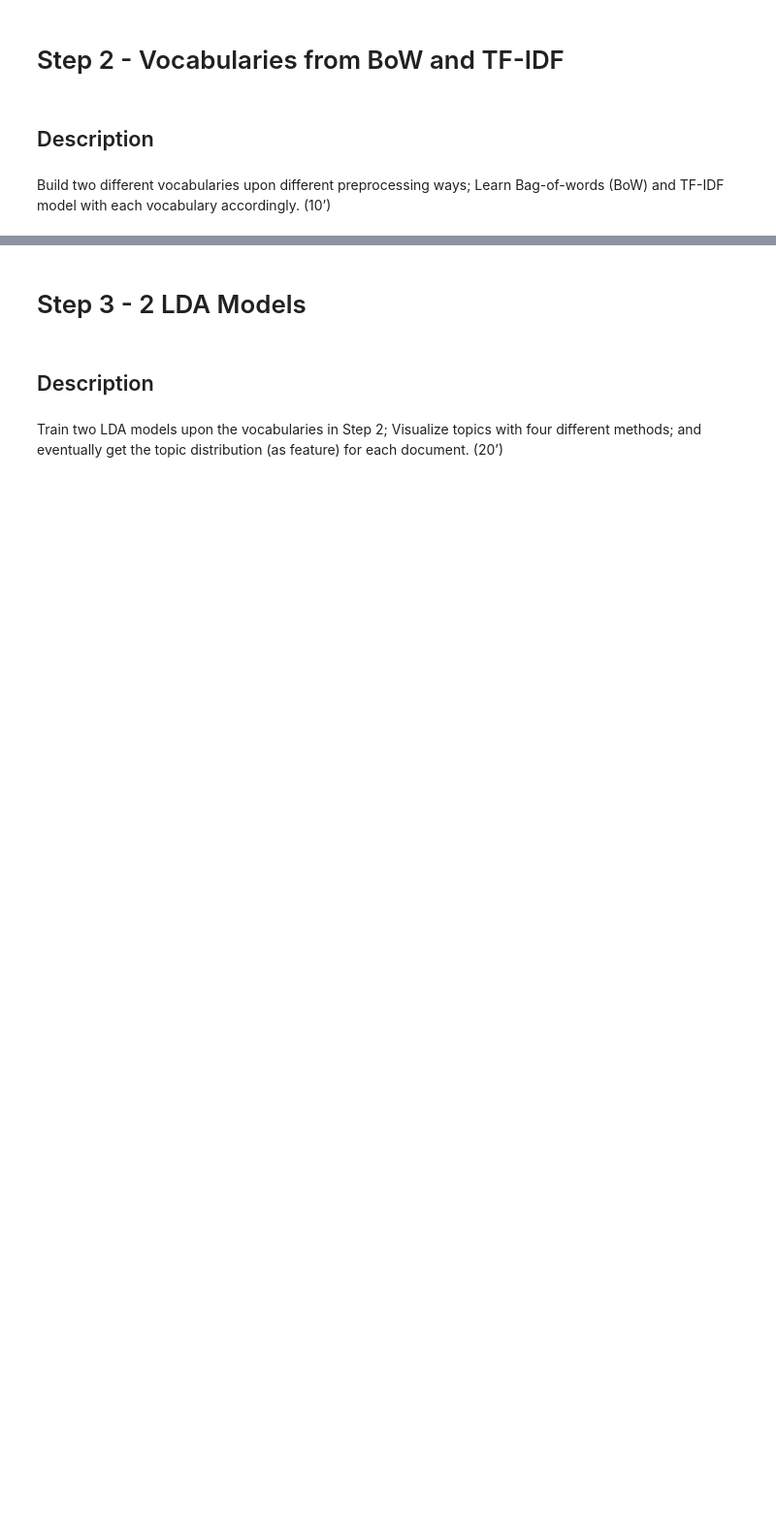
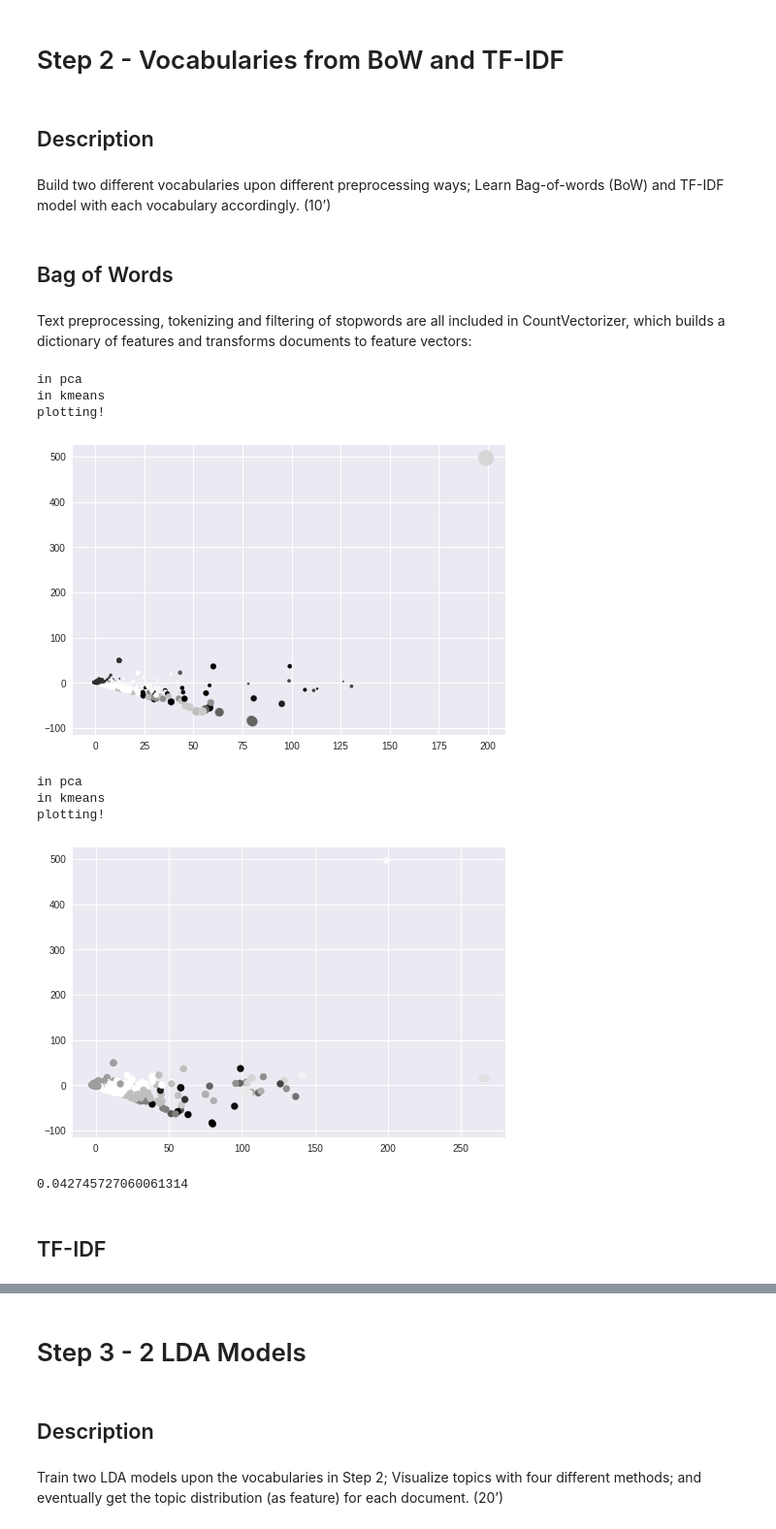
Before and after one commit to josh-english/DataVisualization, a Jupyter notebook: Midterm.ipynb, the cells around one changed output, grey strips where cells are left out. Shown at 97% size. Saved outputs shown, nothing was run; the diff lists cells and outputs as text; code cells hidden in the pictures; blank space fills up the shorter version.

```diff
--- a/Midterm.ipynb
+++ b/Midterm.ipynb
@@ -65,3 +171,72 @@ rec.sport.hockey
 ## Description
 # %% [markdown]
 Build two different vocabularies upon different preprocessing ways; Learn Bag-of-words (BoW) and TF-IDF model with each vocabulary accordingly. (10’)
+# %% [markdown]
+## Bag of Words
+# %% [markdown]
+Text preprocessing, tokenizing and filtering of stopwords are all included in CountVectorizer, which builds a dictionary of features and transforms documents to feature vectors:
+# %%
+# from: https://scikit-learn.org/stable/tutorial/text_analytics/working_with_text_data.html
+from sklearn.datasets import fetch_20newsgroups
+remove = ('headers', 'footers', 'quotes')
+twenty_train = fetch_20newsgroups(subset='all', shuffle=True, random_state=42)
+
+from sklearn.cluster import KMeans
+from sklearn.decomposition import PCA
+import matplotlib.pyplot as plt
+
+from nltk.corpus import stopwords
+
+stop_words = stopwords.words('english')
+stop_words = stop_words + ['com', 'edu', 'subject', 'lines', 'organization', 'would', 'article', 'could']
+stop_words = stop_words + ['ax', 'max', 'giz']
+
+#BoW
+# tokenizing text with scikit-learn
+from sklearn.feature_extraction.text import CountVectorizer
+count_vect = CountVectorizer(stop_words=stop_words, token_pattern=r'[a-z]{3,}', max_features=2000)
+X_bow = count_vect.fit_transform(twenty_train.data).todense()
+#print(X_train_counts.shape)
+
+#reduce dimensionality of BoW for kmeans graph
+print("in pca")
+pca = PCA(n_components=3).fit(X_bow)
+data2D = pca.transform(X_bow)
+#BoW Kmeans
+print("in kmeans")
+true_k = 20
+model = KMeans(n_clusters=true_k, init='k-means++', max_iter=300, n_init=10)
+model.fit(X_bow)
+#plot kmeans reduced to 2d
+print("plotting!")
+plt.scatter(data2D[:,0], data2D[:,1], data2D[:,2], c=model.labels_)
+plt.show()
+
+#reduce dimensionality of BoW for kmeans graph
+print("in pca")
+pca = PCA(n_components=2).fit(X_bow)
+data2D = pca.transform(X_bow)
+#BoW Kmeans
+print("in kmeans")
+true_k = 20
+model = KMeans(n_clusters=true_k, init='k-means++', max_iter=300, n_init=10)
+model.fit(X_bow)
+#plot kmeans reduced to 2d
+print("plotting!")
+plt.scatter(data2D[:,0], data2D[:,1], c=model.labels_)
+plt.show()
+
+from sklearn.metrics.cluster import normalized_mutual_info_score
+normalized_mutual_info_score(twenty_train.target, model.labels_)
+# %% [output]
+in pca
+in kmeans
+plotting!
+[figure, added]
+in pca
+in kmeans
+plotting!
+[figure, added]
+0.042745727060061314
+# %% [markdown]
+## TF-IDF
```
Also changed, not shown: parts of 31 cells of this notebook.
